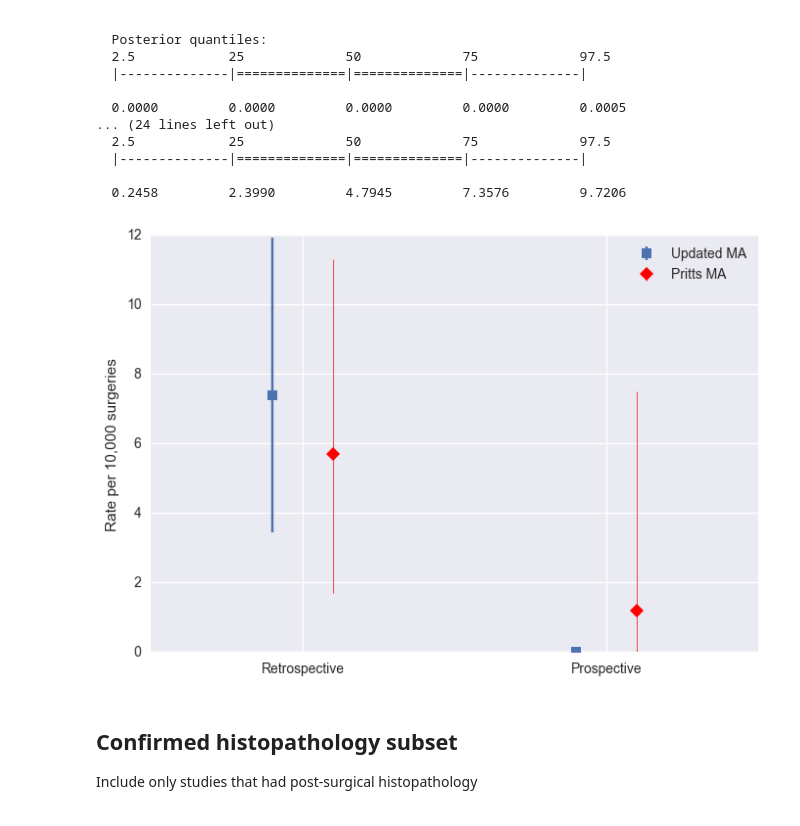
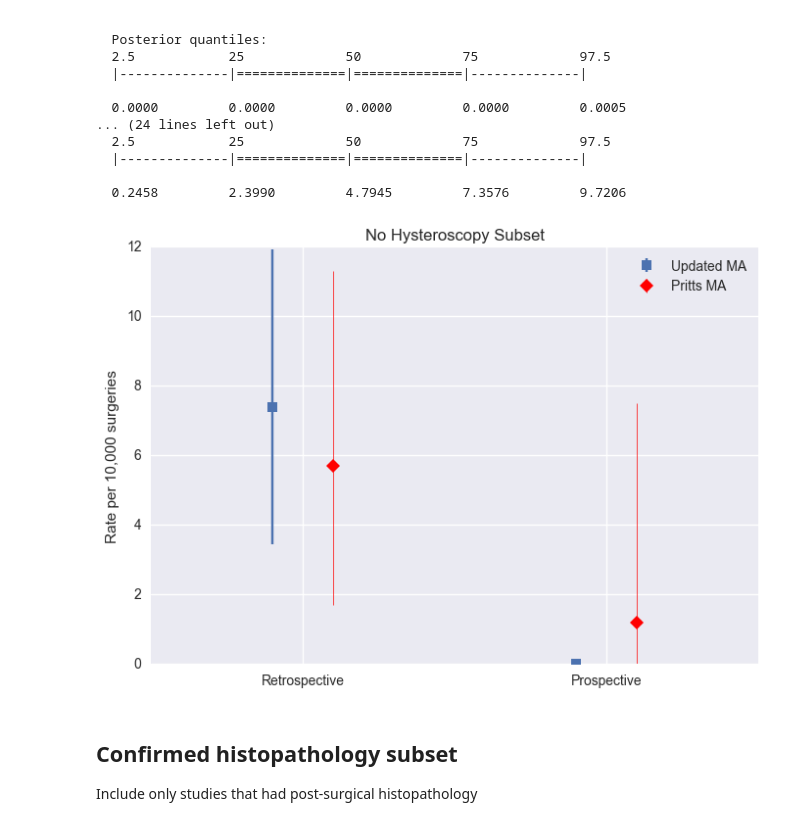
Before and after one commit to VanderbiltPopHealthSci/uterine_fibroids_MA, a Jupyter notebook: Key Question 3 Meta-analysis.ipynb, the cells around one changed output. Cells and saved outputs as stored; diff of their text form; code cells hidden in the pictures.

```diff
--- a/Key Question 3 Meta-analysis.ipynb
+++ b/Key Question 3 Meta-analysis.ipynb
@@ -224,7 +224,7 @@ By comparison, estimates from Pritts' supplement:
 
 ![pritts estimates](pritts_table.png)
 # %%
-def pritts_plot(traces):
+def pritts_plot(traces, title=''):
 
     intervals = [pm.stats.hpd(tr['p_10000'][-keep:]) for tr in traces]
 
@@ -238,5 +238,6 @@ def pritts_plot(traces):
     plt.xticks(range(3), ['Retrospective', 'Prospective'])
     plt.ylabel('Rate per 10,000 surgeries')
     plt.xlim(-0.5, 1.5)
+    plt.title(title)
     plt.legend();
 # %%
@@ -487,9 +484,9 @@ p_10000:
 
   0.2458         2.3990         4.7945         7.3576         9.7206
 # %%
-pritts_plot([hyst_retrospective_trace, hyst_prospective_trace])
+pritts_plot([hyst_retrospective_trace, hyst_prospective_trace], 'No Hysteroscopy Subset')
 # %% [output]
-[figure, old version]
+[figure, new version]
 # %% [markdown]
 ## Confirmed histopathology subset
 
```
Also changed, not shown: parts of 5 cells of this notebook.
